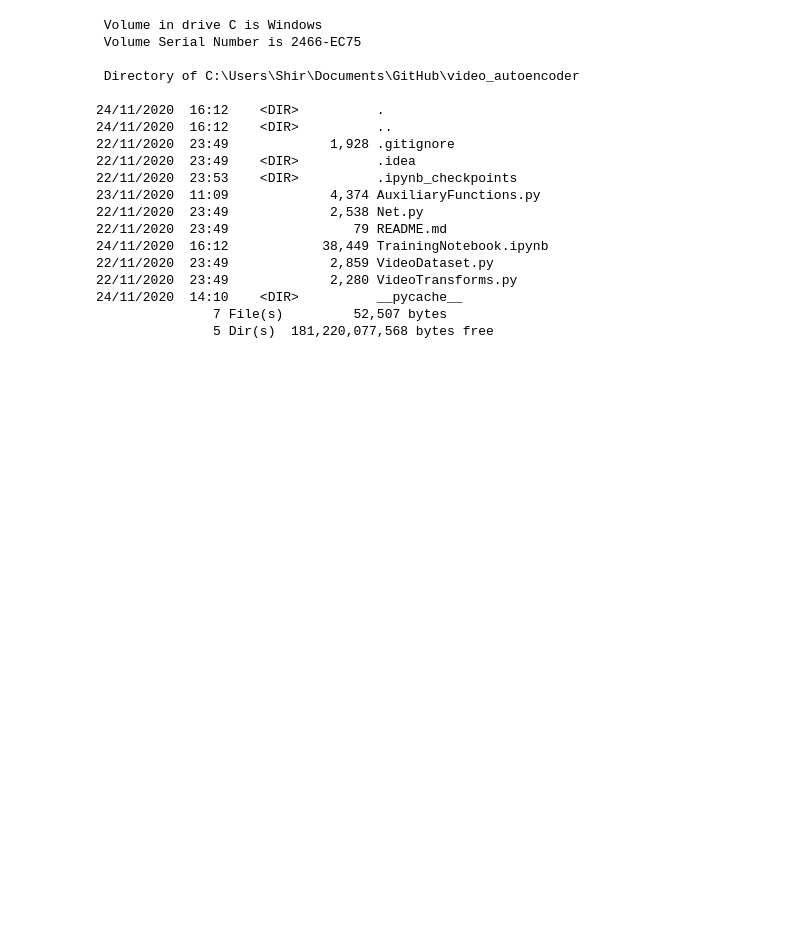
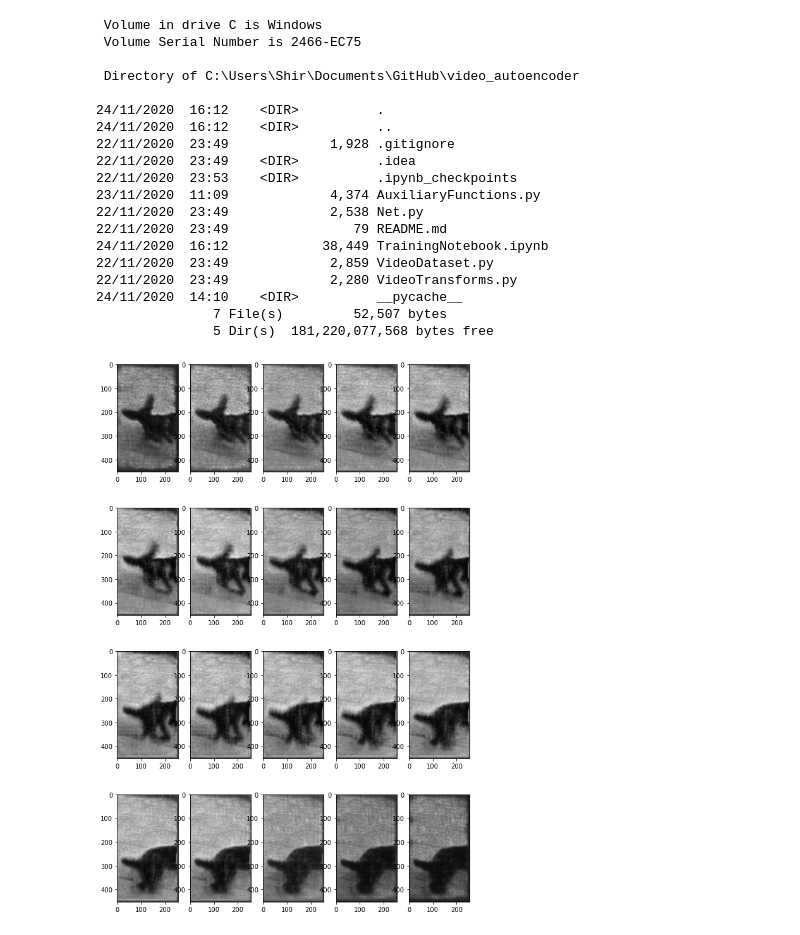
Before and after one commit to shir3bar/video_autoencoder, a Jupyter notebook: TrainingNotebook.ipynb, the cells around one changed output. Drawn from its saved outputs; the diff is of its cells as text; code cells hidden in the pictures; blank space fills up the shorter version.

```diff
--- a/TrainingNotebook.ipynb
+++ b/TrainingNotebook.ipynb
@@ -119,3 +119,12 @@ ds=VideoDataset(directory,num_frames=100,
                 transform=transforms.Compose([Rescale(256),ToTensor()]),swim_sample=False)
 dataloader = DataLoader(ds, batch_size=1,
                         shuffle=False, num_workers=1)
+# %%
+device = torch.device('cuda' if torch.cuda.is_available() else 'cpu')
+model = Net(color_channels=1)
+model.to(device)
+start = timer()
+run_loss=train(model,dataloader,device,num_epochs=2000, directory=directory,batch_size=1,
+               model_name='model_overfit_241120_20frms')
+end = timer()
+print(f'elapsed training time {end-start} sec')
@@ -190,0 +220,15 @@ vid_writer.release()
+# %%
+samp=ds[0]['clip'].to(device)
+samp = samp[np.newaxis,:,:,:,:]
+# %%
+with torch.no_grad():
+    recon = model(samp)
+# %%
+clip=recon.cpu()
+# %%
+plt.figure(figsize=(10,16))
+for i in range(1,clip.shape[2]+1):
+    plt.subplot(4,5,i)
+    plt.imshow(get_plottable_frame(clip[0,:,i-1,:,:]),cmap='gray')
+# %% [output]
+[figure, added]
```
Also changed, not shown: parts of 4 cells of this notebook.
